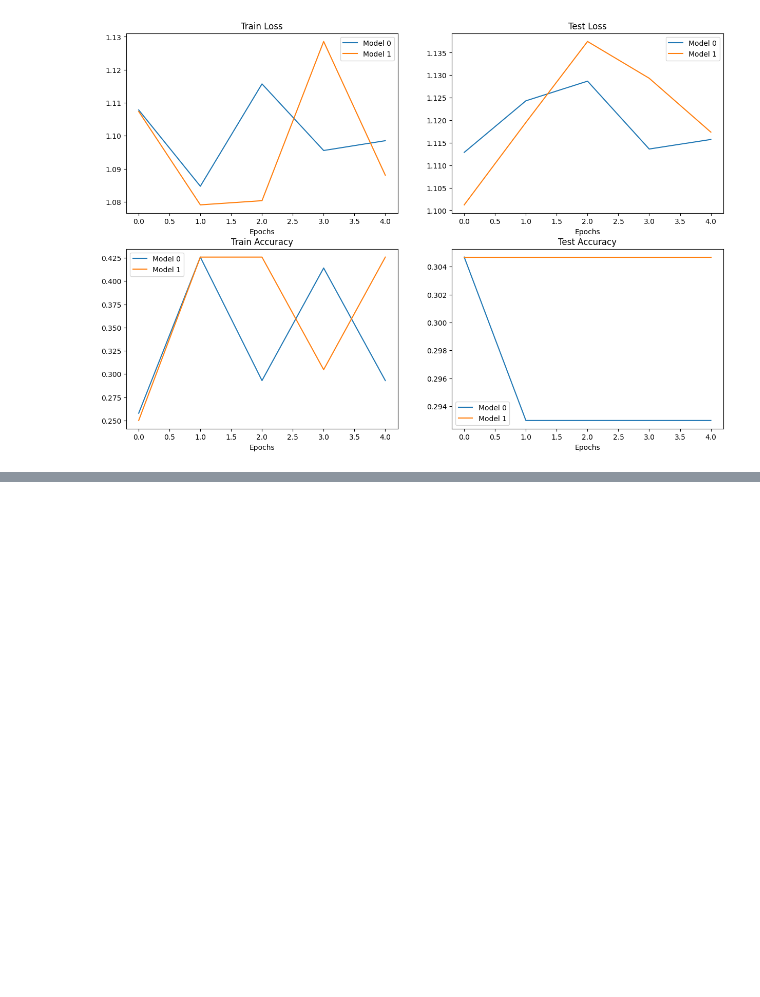
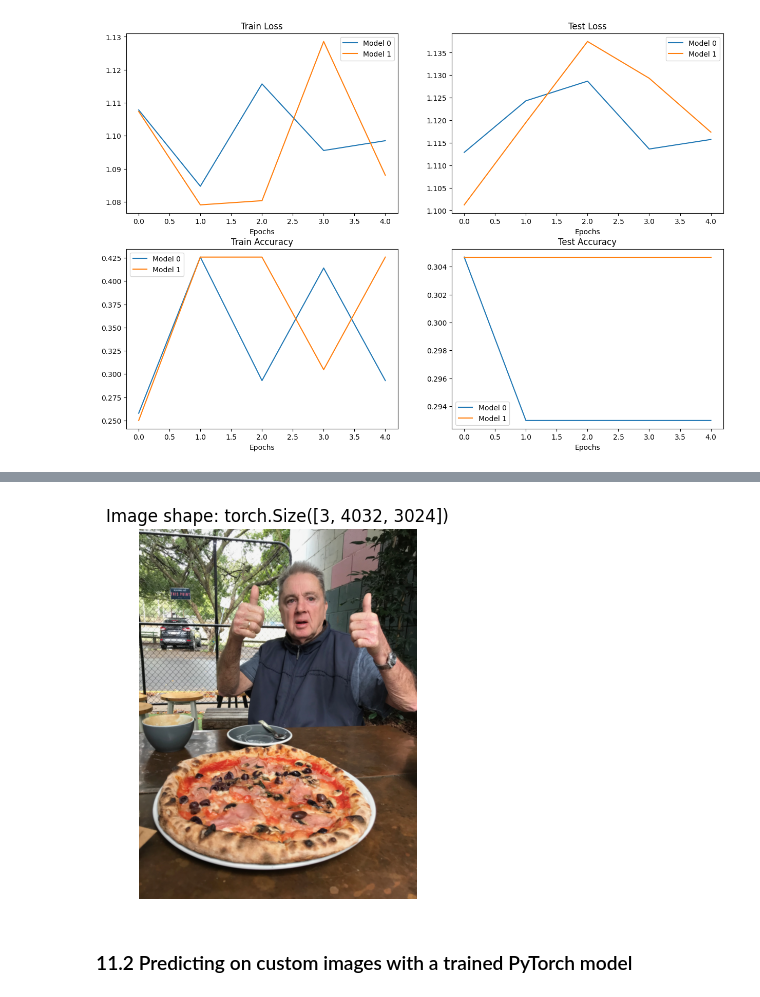
Before and after one commit to MD-SHAKIB/PyTorch_Practice, a Jupyter notebook: pytorch_project/04.pytorch_custom_datasets.ipynb, the cells around one changed output, grey strips where cells are left out. Drawn from its saved outputs; the diff is of its cells as text; code cells hidden in the pictures; blank space fills up the shorter version.

```diff
--- a/pytorch_project/04.pytorch_custom_datasets.ipynb
+++ b/pytorch_project/04.pytorch_custom_datasets.ipynb
@@ -1252,0 +1257,16 @@ plt.legend();
+# %%
+# Download custom image
+import requests
+
+# Setup custom image path
+custom_image_path = data_path / "04-pizza-dad.jpeg"
+
+# Download the image if it doesn't already exist
+if not custom_image_path.is_file():
+    with open(custom_image_path, "wb") as f:
+        # When downloading from GitHub, need to use the "raw" file link
+        request = requests.get("https://raw.githubusercontent.com/mrdbourke/pytorch-deep-learning/main/images/04-pizza-dad.jpeg")
+        print(f"Downloading {custom_image_path}...")
+        f.write(request.content)
+else:
+    print(f"{custom_image_path} already exists, skipping download.")
@@ -1252,0 +1313,9 @@ plt.legend();
+# %%
+# Plot custom image
+plt.imshow(custom_image.permute(1, 2, 0)) # need to permute image dimensions from CHW -> HWC otherwise matplotlib will error
+plt.title(f"Image shape: {custom_image.shape}")
+plt.axis(False);
+# %% [output]
+[figure, added]
+# %% [markdown]
+### 11.2 Predicting on custom images with a trained PyTorch model
```
Also changed, not shown: parts of 16 cells of this notebook, 1 other file.
